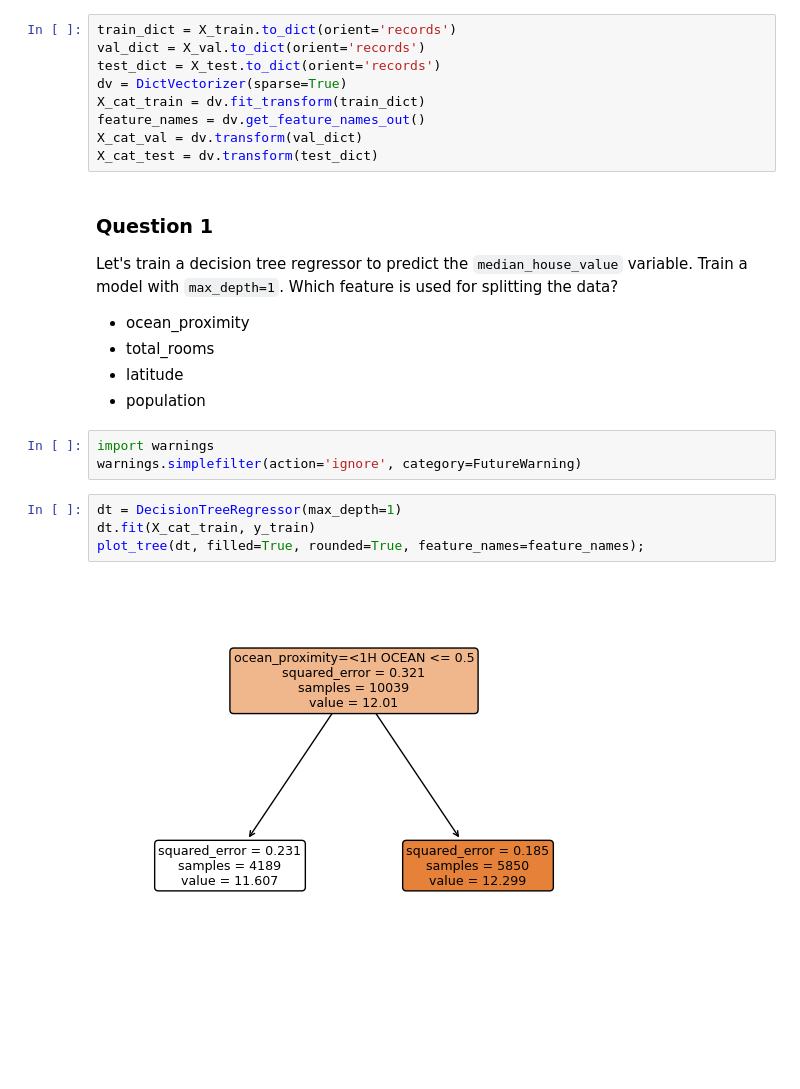
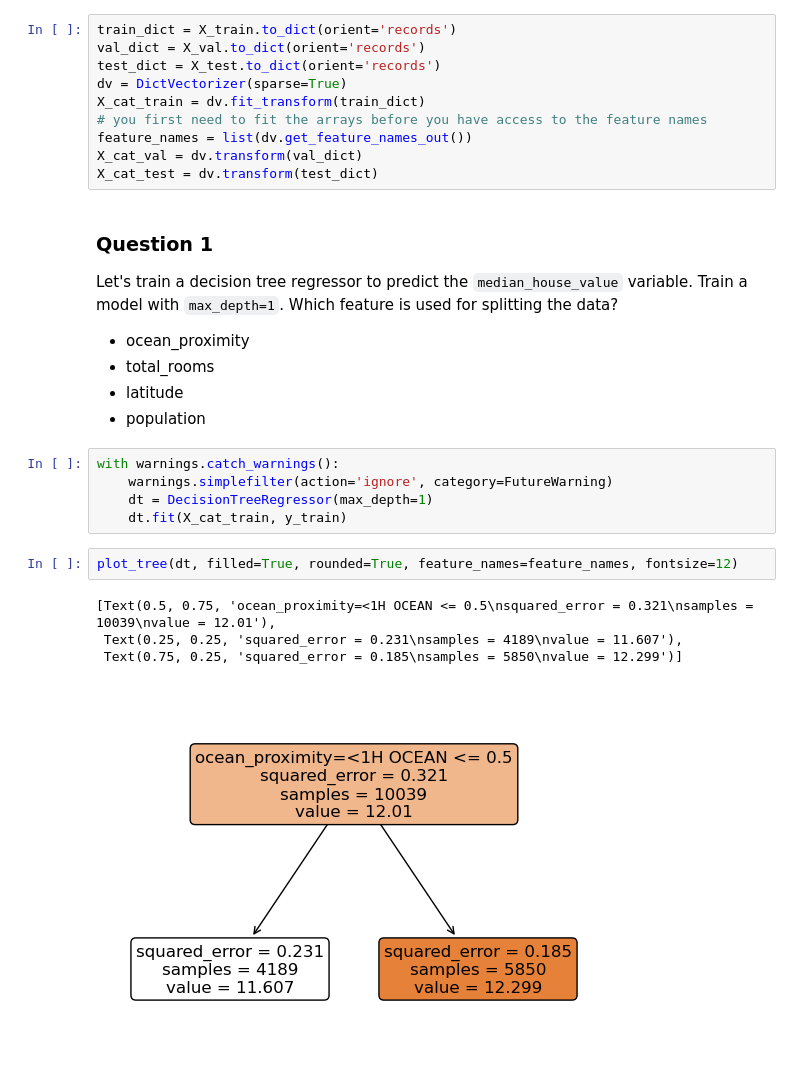
Before and after one commit to capac/ml-zoomcamp, a Jupyter notebook: 2023/homework/06/homework_06.ipynb, the cells around one changed output. Cells and saved outputs as stored; diff of their text form; blank space fills up the shorter version.

Commit message:
Limited warning output just to DecisionTreeRegressor fit code

```diff
--- a/2023/homework/06/homework_06.ipynb
+++ b/2023/homework/06/homework_06.ipynb
@@ -85,7 +86,8 @@ val_dict = X_val.to_dict(orient='records')
 test_dict = X_test.to_dict(orient='records')
 dv = DictVectorizer(sparse=True)
 X_cat_train = dv.fit_transform(train_dict)
-feature_names = dv.get_feature_names_out()
+# you first need to fit the arrays before you have access to the feature names
+feature_names = list(dv.get_feature_names_out())
 X_cat_val = dv.transform(val_dict)
 X_cat_test = dv.transform(test_dict)
 # %% [markdown]
@@ -97,12 +99,15 @@ Let's train a decision tree regressor to predict the `median_house_value` variab
 * total_rooms
 * latitude
 * population
-# %%
-import warnings
-warnings.simplefilter(action='ignore', category=FutureWarning)
 # %%
-dt = DecisionTreeRegressor(max_depth=1)
-dt.fit(X_cat_train, y_train)
-plot_tree(dt, filled=True, rounded=True, feature_names=feature_names);
+with warnings.catch_warnings():
+    warnings.simplefilter(action='ignore', category=FutureWarning)
+    dt = DecisionTreeRegressor(max_depth=1)
+    dt.fit(X_cat_train, y_train)
-# %% [output]
-[figure, removed]
+# %%
+plot_tree(dt, filled=True, rounded=True, feature_names=feature_names, fontsize=12)
+# %% [output]
+[Text(0.5, 0.75, 'ocean_proximity=<1H OCEAN <= 0.5\nsquared_error = 0.321\nsamples = 10039\nvalue = 12.01'),
+ Text(0.25, 0.25, 'squared_error = 0.231\nsamples = 4189\nvalue = 11.607'),
+ Text(0.75, 0.25, 'squared_error = 0.185\nsamples = 5850\nvalue = 12.299')]
+[figure, added]
```
Also changed, not shown: parts of 1 cell of this notebook.
